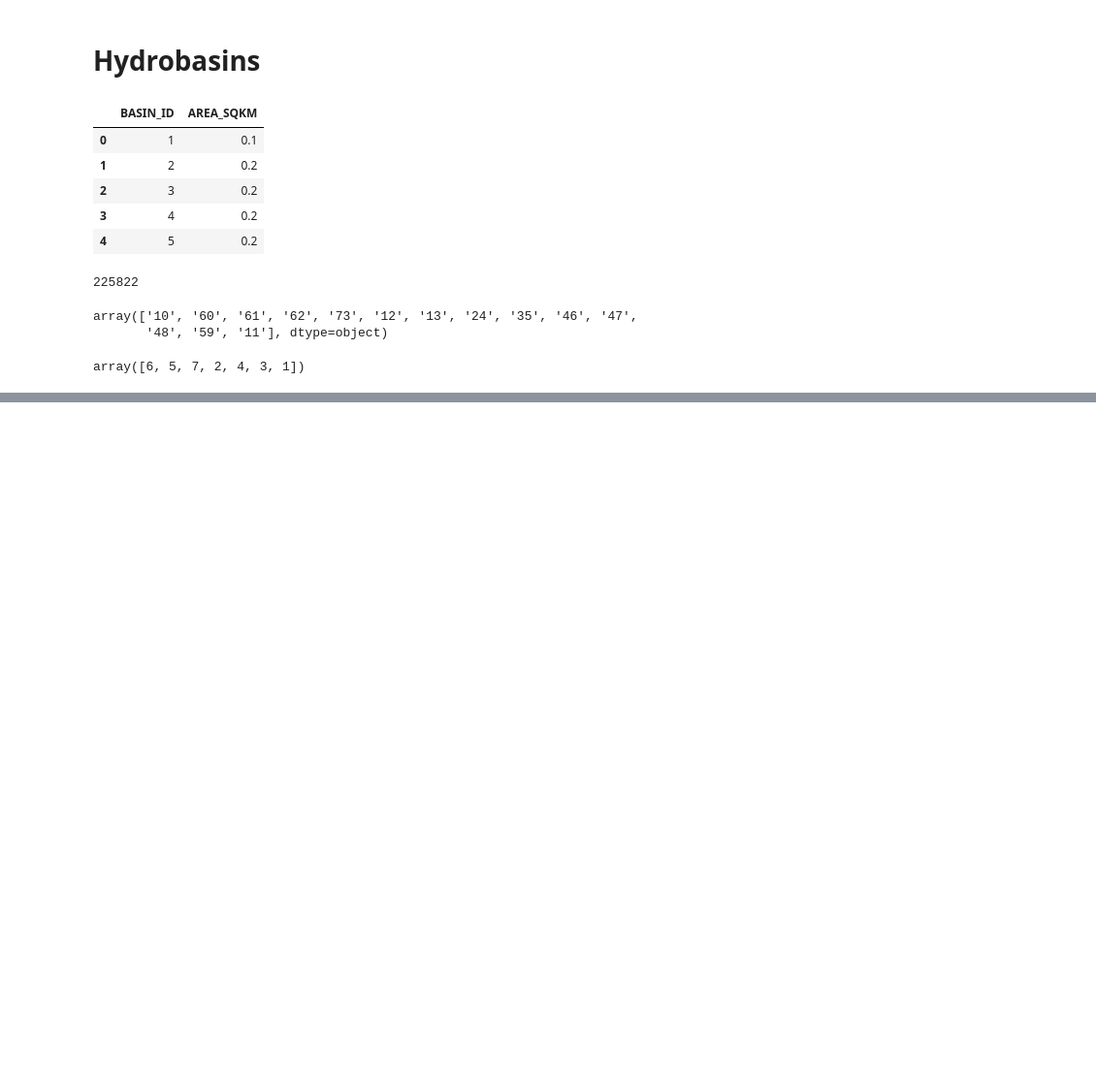
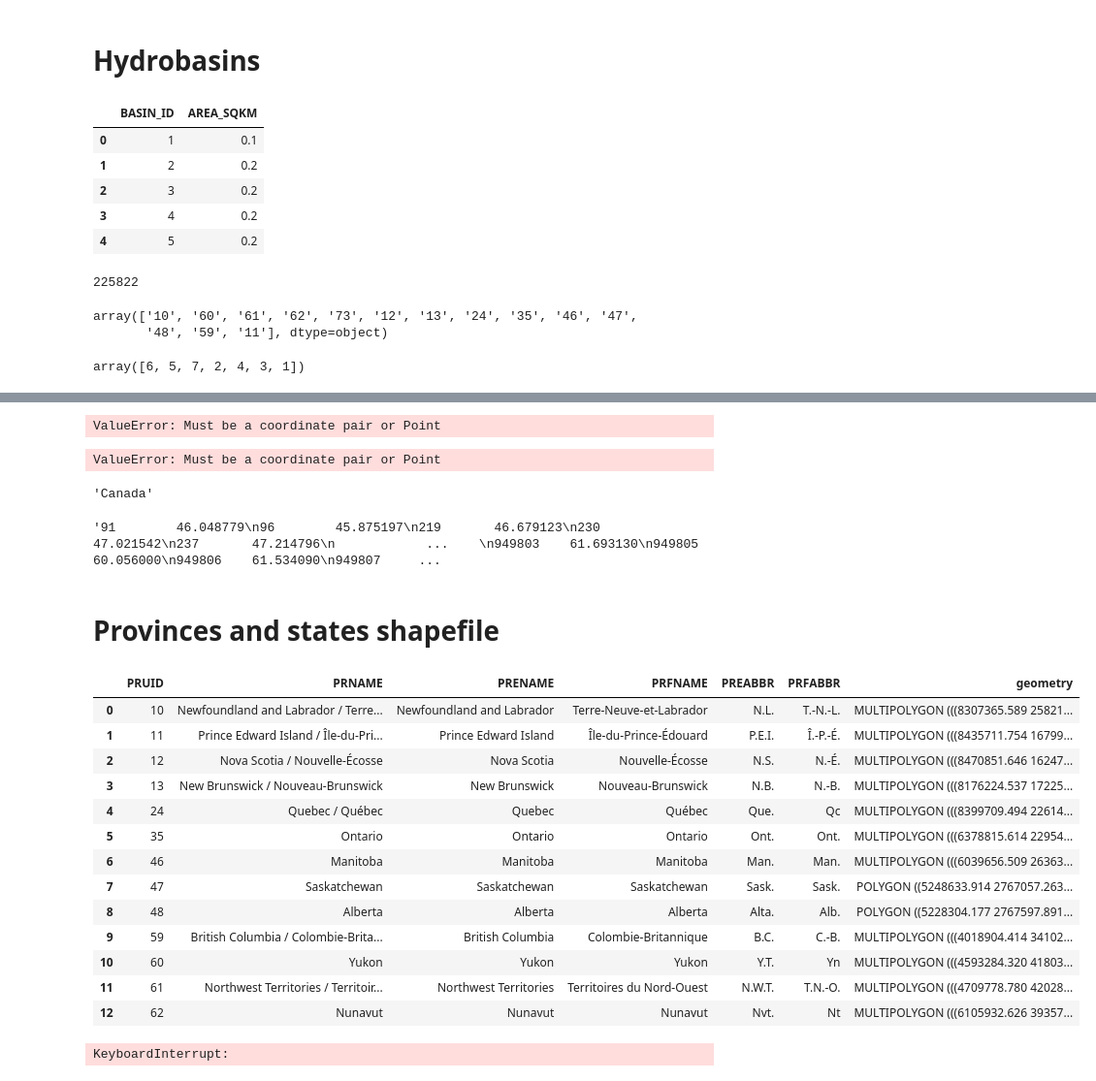
Before and after one commit to arshadimrit/Fish_community, a Jupyter notebook: Fish_hydro_matches.ipynb, the cells around one changed output, grey strips where cells are left out. Shown at 97% size. Saved outputs shown, nothing was run; the diff lists cells and outputs as text; code cells hidden in the pictures; blank space fills up the shorter version.

```diff
--- a/Fish_hydro_matches.ipynb
+++ b/Fish_hydro_matches.ipynb
@@ -35,6 +35,7 @@ dict_species_name = species_name_df.set_index('common_name').to_dict()['scientif
 # %%
 # shapefilename = '/mnt/c/Users/imrit/Downloads/HydroLAKES_polys_v10/HydroLAKES_polys_v10_shp/HydroLAKES_polys_v10.shp'
 shapefilename = '/mnt/c/Users/imrit/Downloads/HydroLAKES_polys_v10/HydroRIVERS_v10_na_shp/HydroRIVERS_v10_na.shp'
+shapefilename = '/mnt/c/Users/imrit/Downloads/Shapefiles/Canada_provinces/lpr_000b16a_e.shp'
 
 ## +++++++++++++++++++++++++++++++++++++++++++++++++++++++++++++
 
@@ -111,7 +112,7 @@ def draw_circle(lat,lon, radius=1,polygon=True): # km):
 
 ## +++++++++++++++++++++++++++++++++++++++++++++++++++++++++++++
 
-def match2hydrolakes(lat,lon,dtol=1, displayOn=False):
+def match2hydrolakes(lat,lon,dtol=1, displayOn=False, get_field = 'HYRIV_ID'):
 
 # dtol is distance tolerance in km.
 #    algorithm looks for any lakes that overlap with a circle of radius dtol drawn around point at (lat,lon)
@@ -154,7 +155,8 @@ def match2hydrolakes(lat,lon,dtol=1, displayOn=False):
         geo = feat.GetGeometryRef()
         geo.Transform(transform)
         distance_to_lake = geo.Distance(point)
-        hylak_id.append(feat.GetField('HYRIV_ID'))
+        hylak_id.append(feat.GetField('PREABBR'))
+#         hylak_id.append(feat.GetField(get_field))
         hylak_dist.append(distance_to_lake)
         if distance_to_lake == 0:
             break
@@ -561,0 +633,44 @@ today_date
+# %%
+geolocator.reverse(str(df_unidentified['lat_long']))
+# %% [output]
+ValueError: Must be a coordinate pair or Point
+# %%
+%%time
+df_unidentified['geopy'] = df_unidentified.swifter.apply(lambda row: geolocator.reverse(df_unidentified['lat_long']).raw['address'],
+                                                         axis=1)
+# %% [output]
+ValueError: Must be a coordinate pair or Point
+# %%
+location.raw['address']['country']
+# %% [output]
+'Canada'
+# %%
+str(df_unidentified['latitude']) +","+ str(df_unidentified['longitude'])
+# %% [output]
+'91        46.048779\n96        45.875197\n219       46.679123\n230       47.021542\n237       47.214796\n            ...    \n949803    61.693130\n949805    60.056000\n949806    61.534090\n949807     ...
+# %% [markdown]
+# Provinces and states shapefile
+# %%
+shapefile = gpd.read_file(shapefilename)
+shapefile
+# %% [output]
+|  | PRUID | PRNAME | PRENAME | PRFNAME | PREABBR | PRFABBR | geometry |
+| 0 | 10 | Newfoundland and Labrador / Terre... | Newfoundland and Labrador | Terre-Neuve-et-Labrador | N.L. | T.-N.-L. | MULTIPOLYGON (((8307365.589 25821... |
+| 1 | 11 | Prince Edward Island / Île-du-Pri... | Prince Edward Island | Île-du-Prince-Édouard | P.E.I. | Î.-P.-É. | MULTIPOLYGON (((8435711.754 16799... |
+| 2 | 12 | Nova Scotia / Nouvelle-Écosse | Nova Scotia | Nouvelle-Écosse | N.S. | N.-É. | MULTIPOLYGON (((8470851.646 16247... |
+| 3 | 13 | New Brunswick / Nouveau-Brunswick | New Brunswick | Nouveau-Brunswick | N.B. | N.-B. | MULTIPOLYGON (((8176224.537 17225... |
+| 4 | 24 | Quebec / Québec | Quebec | Québec | Que. | Qc | MULTIPOLYGON (((8399709.494 22614... |
+| 5 | 35 | Ontario | Ontario | Ontario | Ont. | Ont. | MULTIPOLYGON (((6378815.614 22954... |
+| 6 | 46 | Manitoba | Manitoba | Manitoba | Man. | Man. | MULTIPOLYGON (((6039656.509 26363... |
+| 7 | 47 | Saskatchewan | Saskatchewan | Saskatchewan | Sask. | Sask. | POLYGON ((5248633.914 2767057.263... |
+| 8 | 48 | Alberta | Alberta | Alberta | Alta. | Alb. | POLYGON ((5228304.177 2767597.891... |
+| 9 | 59 | British Columbia / Colombie-Brita... | British Columbia | Colombie-Britannique | B.C. | C.-B. | MULTIPOLYGON (((4018904.414 34102... |
+| 10 | 60 | Yukon | Yukon | Yukon | Y.T. | Yn | MULTIPOLYGON (((4593284.320 41803... |
+| 11 | 61 | Northwest Territories / Territoir... | Northwest Territories | Territoires du Nord-Ouest | N.W.T. | T.N.-O. | MULTIPOLYGON (((4709778.780 42028... |
+| 12 | 62 | Nunavut | Nunavut | Nunavut | Nvt. | Nt | MULTIPOLYGON (((6105932.626 39357... |
+# %%
+%%time
+df_unidentified['province'] = df_unidentified.swifter.apply(lambda row: match2hydrolakes(row['latitude'], row['longitude'],
+                                                                                 get_field = 'PREABBR'), axis=1)
+# %% [output]
+KeyboardInterrupt:
```
Also changed, not shown: parts of 14 cells of this notebook, 1 other file.
